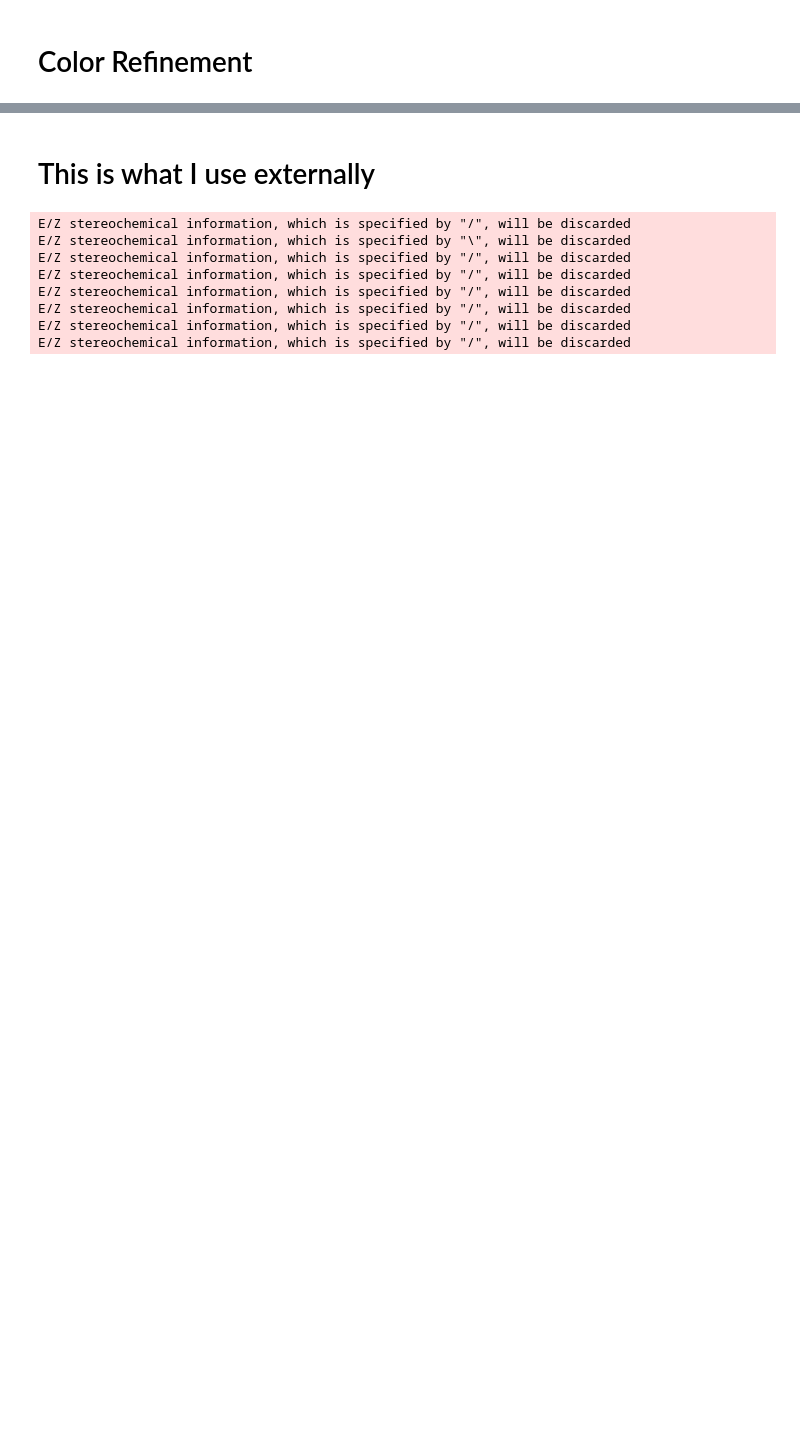
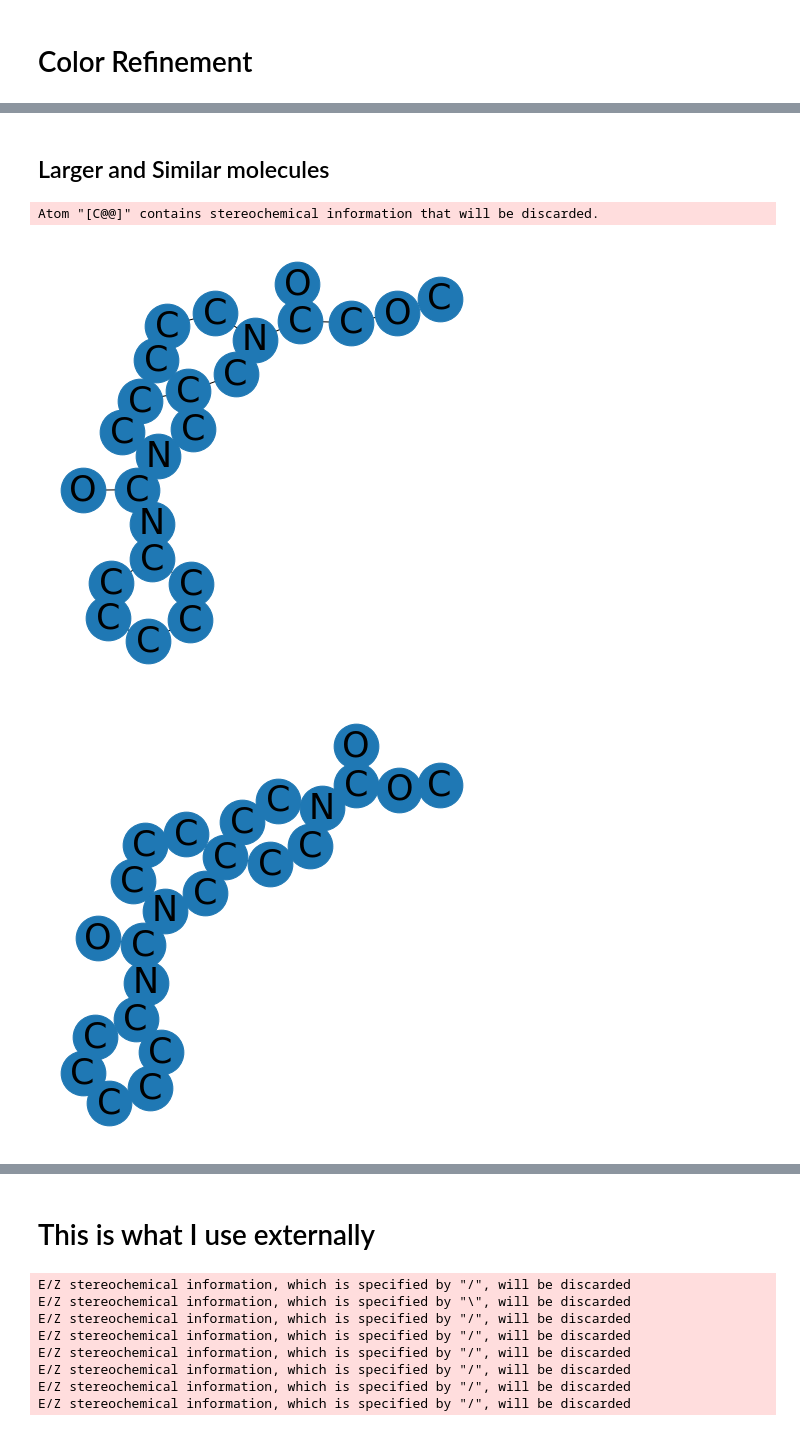
Before and after one commit to parkerburchett/TDC-Binary-Classification, a Jupyter notebook: ColorRefinement/ColorRefinement Tutorial.ipynb, the cells around one changed output, grey strips where cells are left out. Cells and saved outputs as stored; diff of their text form; code cells hidden in the pictures; blank space fills up the shorter version.

```diff
--- a/ColorRefinement/ColorRefinement Tutorial.ipynb
+++ b/ColorRefinement/ColorRefinement Tutorial.ipynb
@@ -86,0 +63,18 @@ There are no two nodes that have identical 2 hop neighborhoods around them.
+# %% [markdown]
+## Larger and Similar molecules
+# %%
+mol_1 = compute_mol_only_elements('COCC(=O)N1CCC[C@@]2(CCN(C(=O)Nc3ccccc3)C2)C1')
+mol_2 = compute_mol_only_elements('COC(=O)N1CCC2(CCCN(C(=O)Nc3ccccc3)C2)CC1')
+show_mol_only_elements(mol_1)
+show_mol_only_elements(mol_2)
+
+
+
+mol_1_color_graph = cr._compute_K_color_refinements(mol_1,5, 5000)
+mol_2_color_graph = cr._compute_K_color_refinements(mol_2,5, 5000)
+render_color_graph(mol_1_color_graph, 'color_0')
+render_color_graph(mol_2_color_graph, 'color_0')
+# %% [output]
+Atom "[C@@]" contains stereochemical information that will be discarded.
+[figure, added]
+[figure, added]
```
Also changed, not shown: parts of 19 cells of this notebook.
